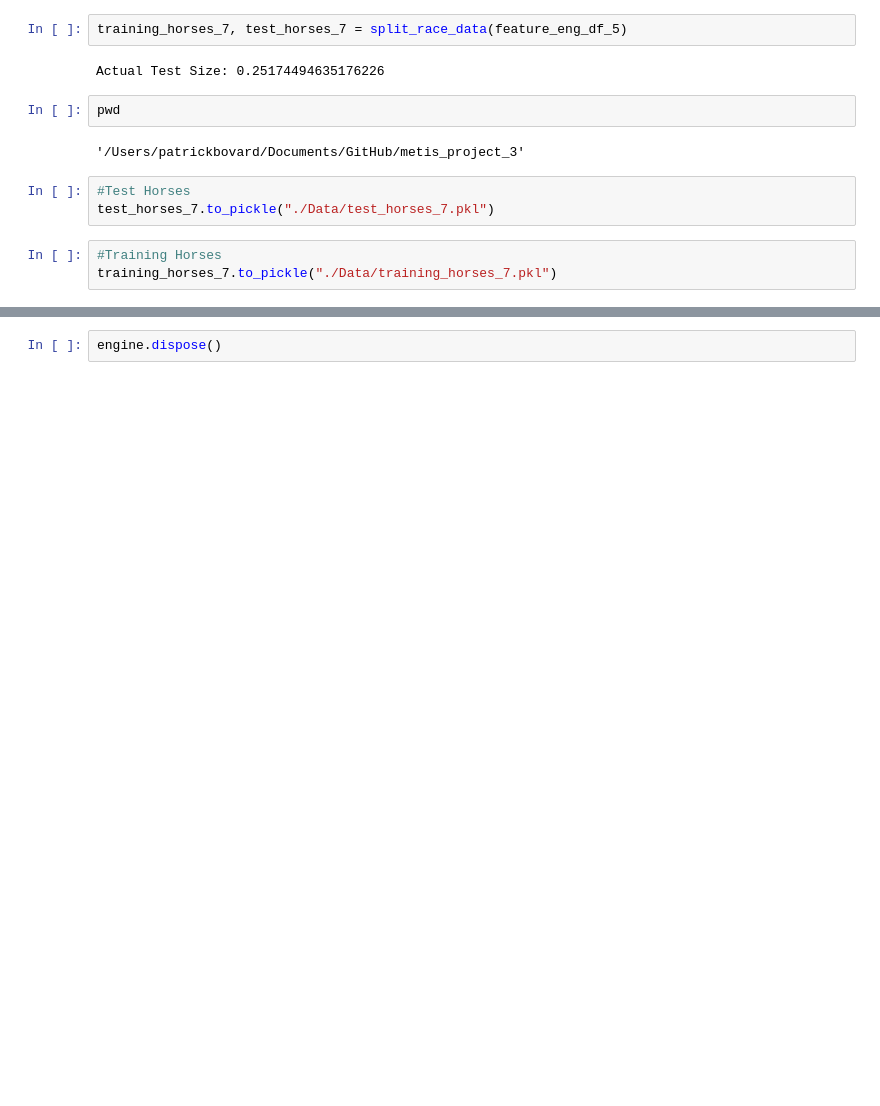
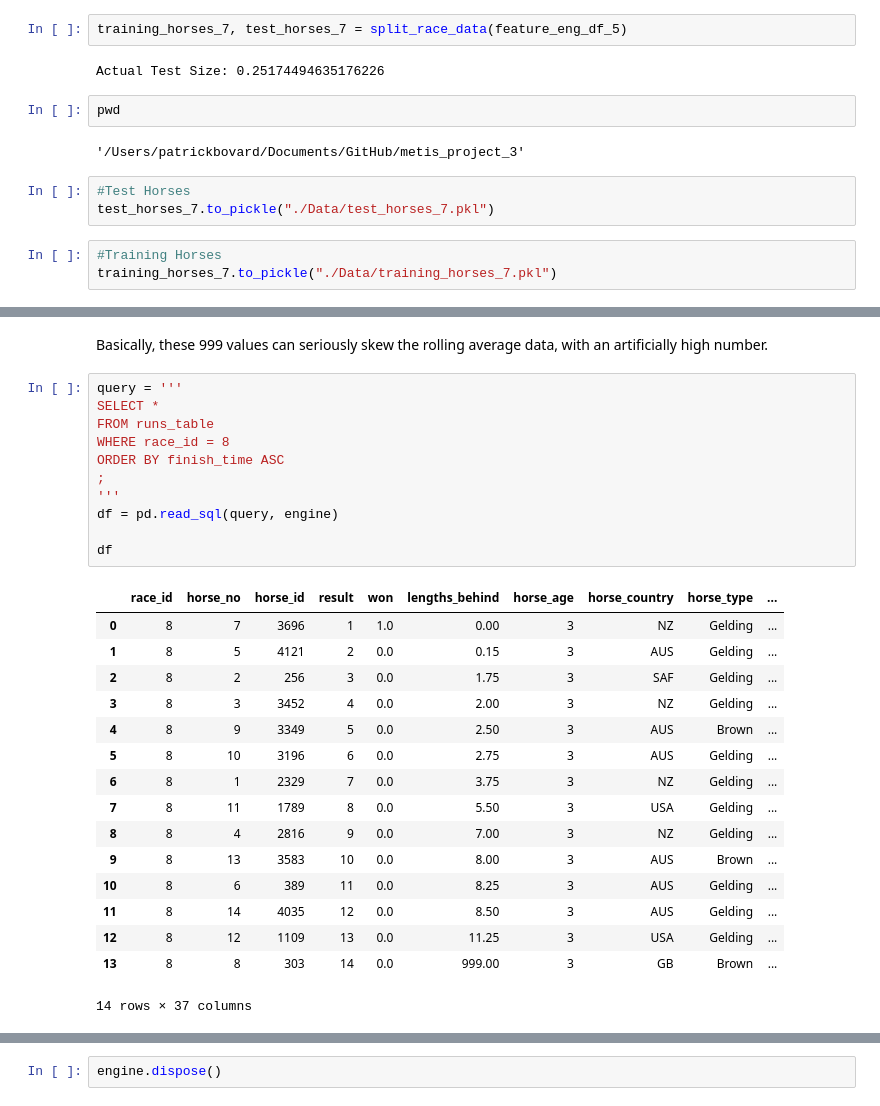
Before and after one commit to pbovard63/Predicting_Hong_Kong_Horse_Racing_Finishes, a Jupyter notebook: feature_engineering_sql.ipynb, the cells around one changed output, grey strips where cells are left out. Cells and saved outputs as stored; diff of their text form; blank space fills up the shorter version.

```diff
--- a/feature_engineering_sql.ipynb
+++ b/feature_engineering_sql.ipynb
@@ -1960,0 +1992,30 @@ training_horses_7.to_pickle("./Data/training_horses_7.pkl")
+# %% [markdown]
+Basically, these 999 values can seriously skew the rolling average data, with an artificially high number.
+# %%
+query = '''
+SELECT *
+FROM runs_table
+WHERE race_id = 8
+ORDER BY finish_time ASC
+;
+'''
+df = pd.read_sql(query, engine)
+
+df
+# %% [output]
+|  | race_id | horse_no | horse_id | result | won | lengths_behind | horse_age | horse_country | horse_type | ... |
+| 0 | 8 | 7 | 3696 | 1 | 1.0 | 0.00 | 3 | NZ | Gelding | ... |
+| 1 | 8 | 5 | 4121 | 2 | 0.0 | 0.15 | 3 | AUS | Gelding | ... |
+| 2 | 8 | 2 | 256 | 3 | 0.0 | 1.75 | 3 | SAF | Gelding | ... |
+| 3 | 8 | 3 | 3452 | 4 | 0.0 | 2.00 | 3 | NZ | Gelding | ... |
+| 4 | 8 | 9 | 3349 | 5 | 0.0 | 2.50 | 3 | AUS | Brown | ... |
+| 5 | 8 | 10 | 3196 | 6 | 0.0 | 2.75 | 3 | AUS | Gelding | ... |
+| 6 | 8 | 1 | 2329 | 7 | 0.0 | 3.75 | 3 | NZ | Gelding | ... |
+| 7 | 8 | 11 | 1789 | 8 | 0.0 | 5.50 | 3 | USA | Gelding | ... |
+| 8 | 8 | 4 | 2816 | 9 | 0.0 | 7.00 | 3 | NZ | Gelding | ... |
+| 9 | 8 | 13 | 3583 | 10 | 0.0 | 8.00 | 3 | AUS | Brown | ... |
+| 10 | 8 | 6 | 389 | 11 | 0.0 | 8.25 | 3 | AUS | Gelding | ... |
+| 11 | 8 | 14 | 4035 | 12 | 0.0 | 8.50 | 3 | AUS | Gelding | ... |
+| 12 | 8 | 12 | 1109 | 13 | 0.0 | 11.25 | 3 | USA | Gelding | ... |
+| 13 | 8 | 8 | 303 | 14 | 0.0 | 999.00 | 3 | GB | Brown | ... |
+14 rows × 37 columns
```
Also changed, not shown: parts of 70 cells of this notebook, 4 other files.
